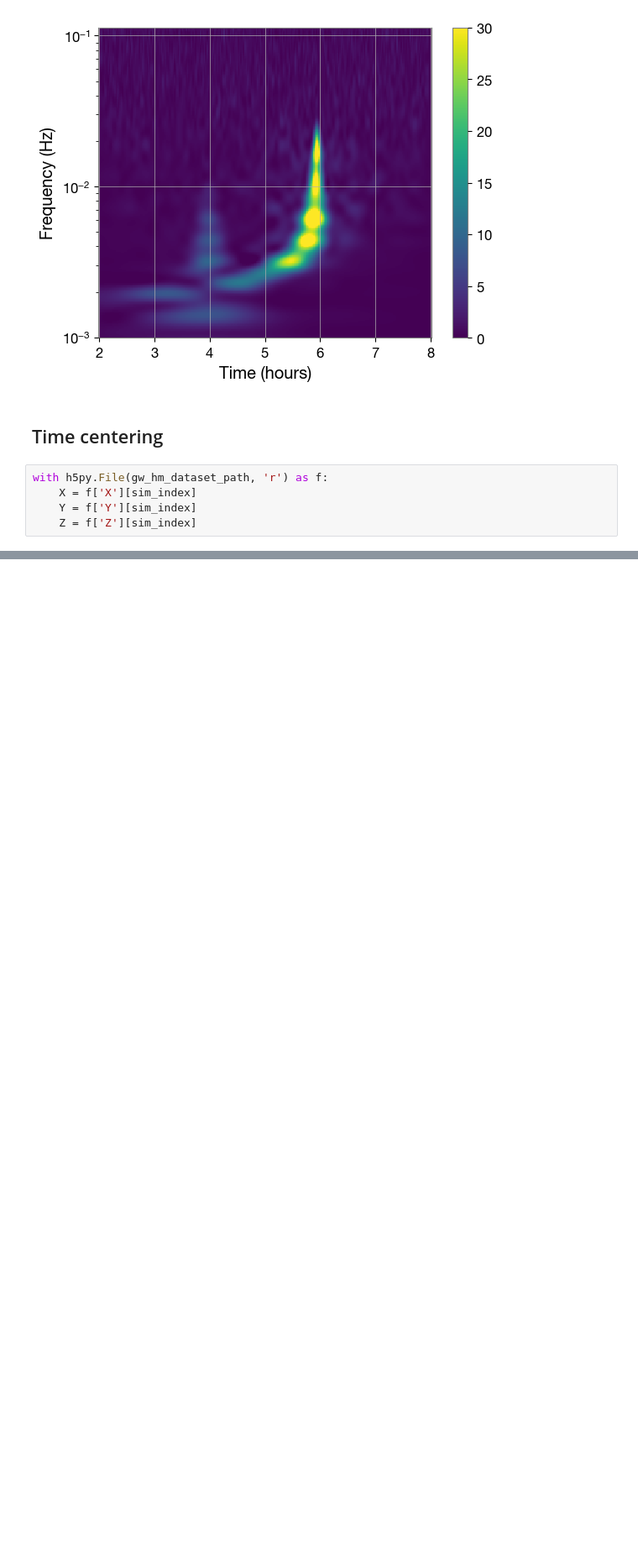
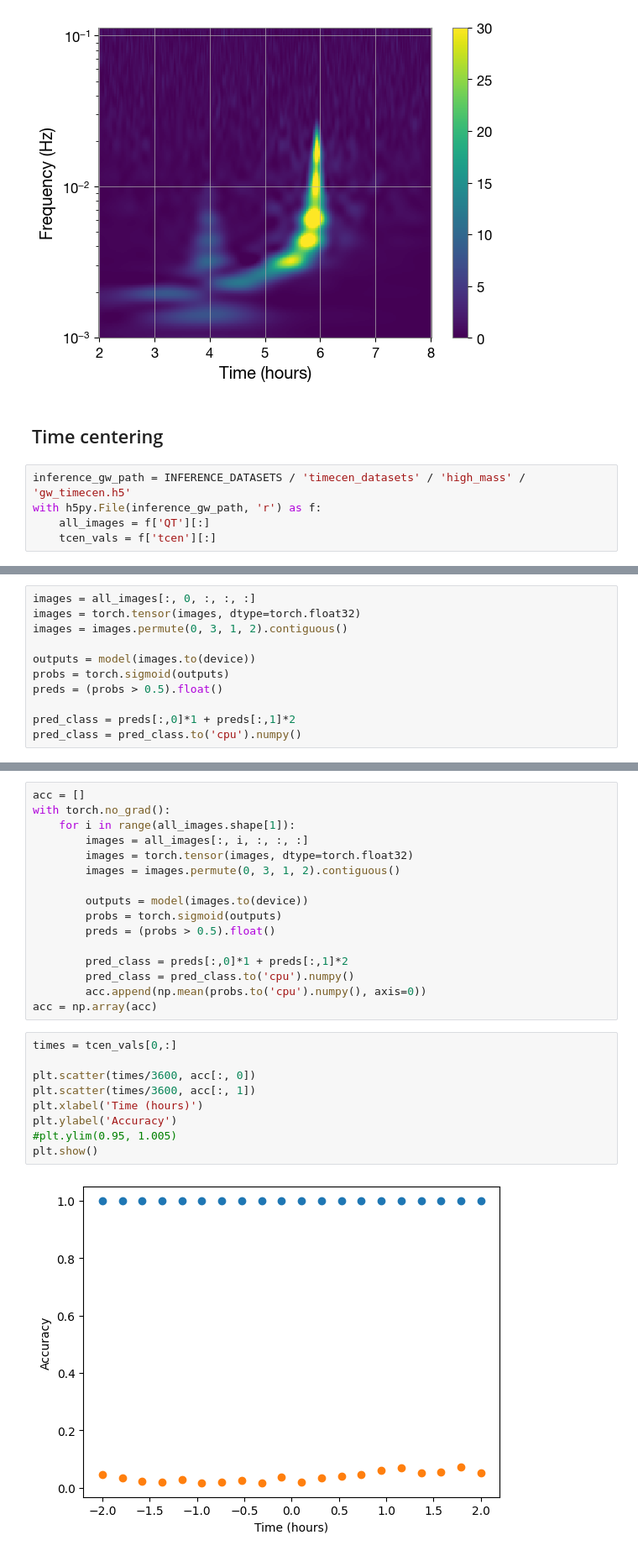
Before and after one commit to AryamannRao/LISAGlitchSignalClassifier, a Jupyter notebook: src/notebooks/model_hm_inference.ipynb, the cells around one changed output, grey strips where cells are left out. Shown at 84% size. Cells and saved outputs as stored; diff of their text form; blank space fills up the shorter version.

```diff
--- a/src/notebooks/model_hm_inference.ipynb
+++ b/src/notebooks/model_hm_inference.ipynb
@@ -255,7 +255,7 @@ plt.show()
 # %% [markdown]
 ## Time centering
 # %%
-with h5py.File(gw_hm_dataset_path, 'r') as f:
-    X = f['X'][sim_index]
-    Y = f['Y'][sim_index]
-    Z = f['Z'][sim_index]
+inference_gw_path = INFERENCE_DATASETS / 'timecen_datasets' / 'high_mass' / 'gw_timecen.h5'
+with h5py.File(inference_gw_path, 'r') as f:
+    all_images = f['QT'][:]
+    tcen_vals = f['tcen'][:]
@@ -292,0 +262,11 @@ Error:
+# %%
+images = all_images[:, 0, :, :, :]
+images = torch.tensor(images, dtype=torch.float32)
+images = images.permute(0, 3, 1, 2).contiguous()
+
+outputs = model(images.to(device))
+probs = torch.sigmoid(outputs)
+preds = (probs > 0.5).float()
+
+pred_class = preds[:,0]*1 + preds[:,1]*2
+pred_class = pred_class.to('cpu').numpy()
@@ -292,0 +277,27 @@ Error:
+# %%
+acc = []
+with torch.no_grad():
+    for i in range(all_images.shape[1]):
+        images = all_images[:, i, :, :, :]
+        images = torch.tensor(images, dtype=torch.float32)
+        images = images.permute(0, 3, 1, 2).contiguous()
+
+        outputs = model(images.to(device))
+        probs = torch.sigmoid(outputs)
+        preds = (probs > 0.5).float()
+
+        pred_class = preds[:,0]*1 + preds[:,1]*2
+        pred_class = pred_class.to('cpu').numpy()
+        acc.append(np.mean(probs.to('cpu').numpy(), axis=0))
+acc = np.array(acc)
+# %%
+times = tcen_vals[0,:]
+
+plt.scatter(times/3600, acc[:, 0])
+plt.scatter(times/3600, acc[:, 1])
+plt.xlabel('Time (hours)')
+plt.ylabel('Accuracy')
+#plt.ylim(0.95, 1.005)
+plt.show()
+# %% [output]
+[figure, added]
```
Also changed, not shown: parts of 7 cells of this notebook, 7 other files.
